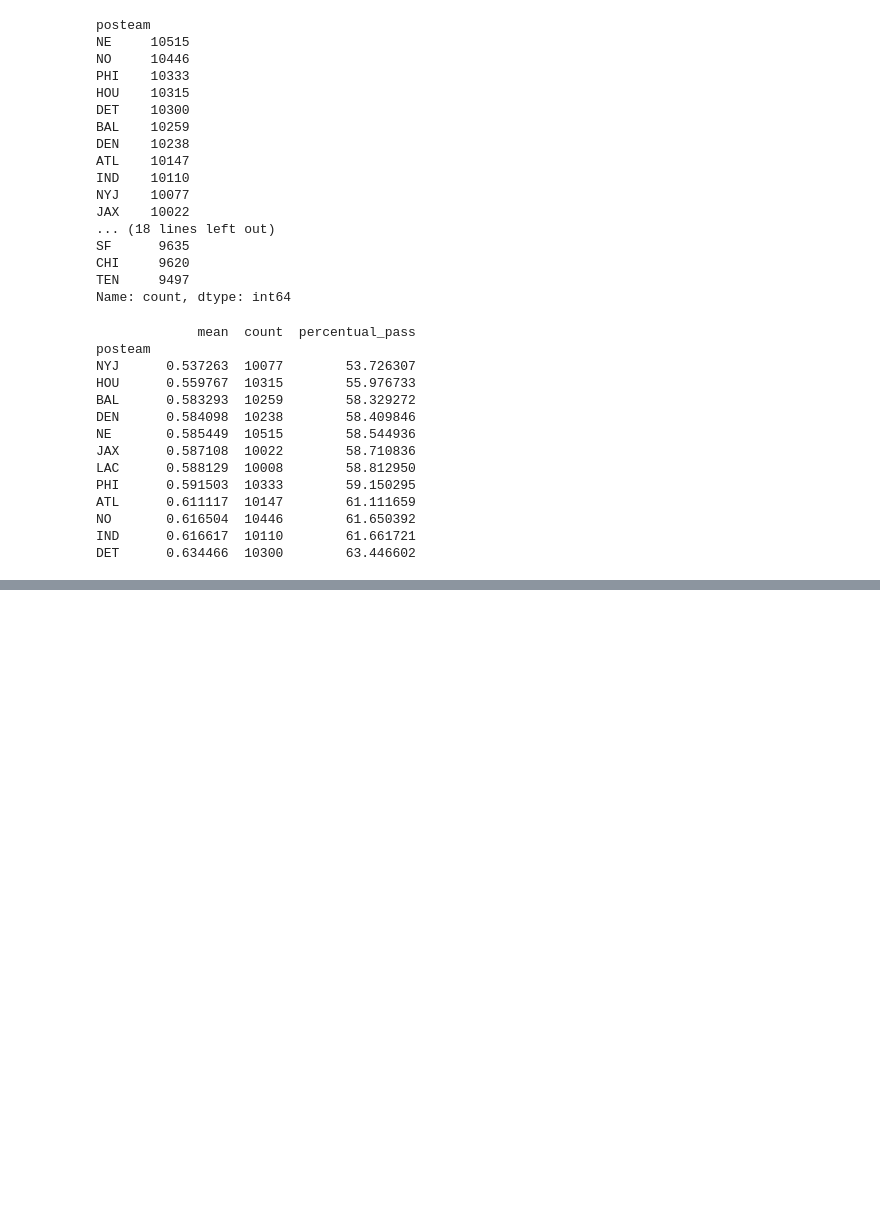
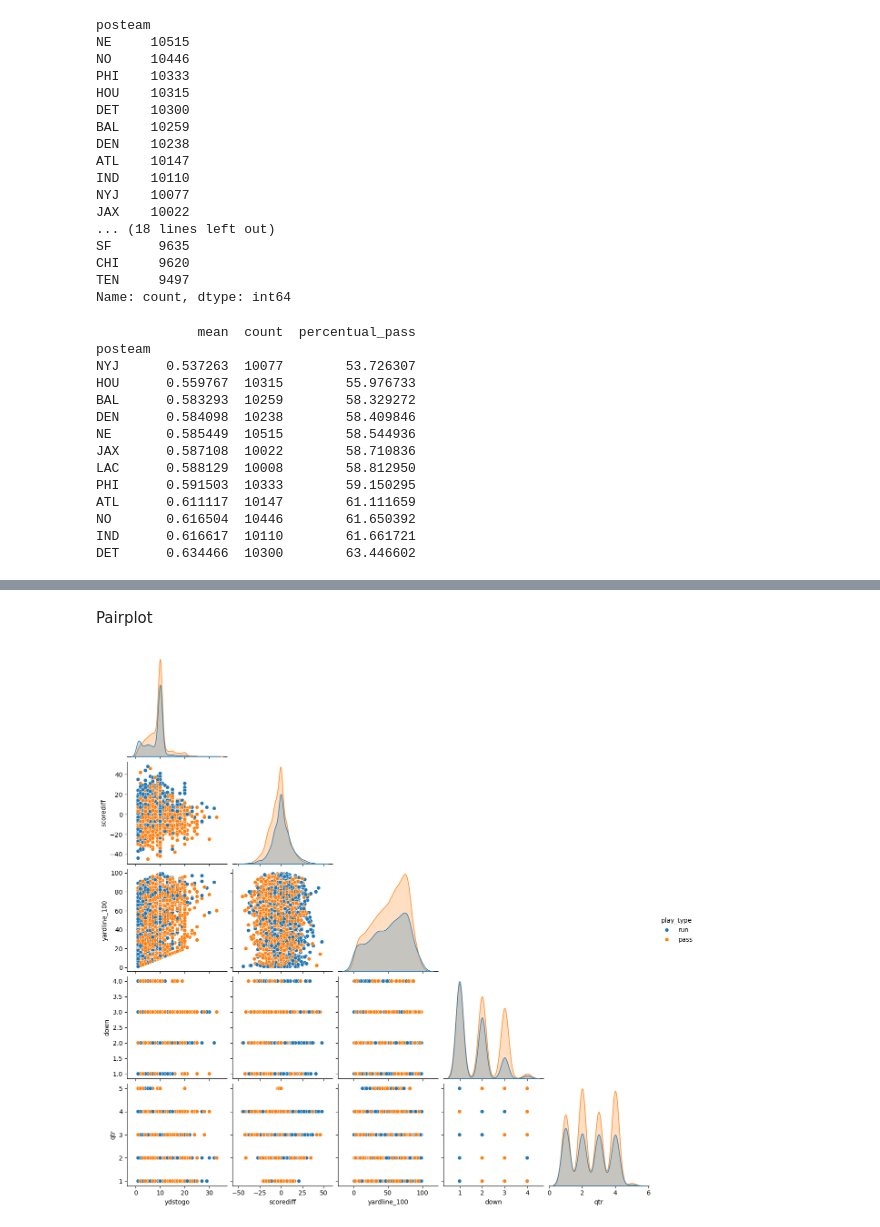
Before and after one commit to EduardoHaagP/IC---ScoutFA, a Jupyter notebook: notebook/AnaliseDosDados/analise.ipynb, the cells around one changed output, grey strips where cells are left out. Cells and saved outputs as stored; diff of their text form; code cells hidden in the pictures; blank space fills up the shorter version.

Commit message:
Feat: pairplot

```diff
--- a/notebook/AnaliseDosDados/analise.ipynb
+++ b/notebook/AnaliseDosDados/analise.ipynb
@@ -267,0 +268,44 @@ plt.show()
+# %% [markdown]
+Pairplot
+# %%
+NUMERICAS = [
+    "ydstogo",
+    "scorediff",
+    "yardline_100"
+]
+
+CATEGORICAS_ORDINAIS = [
+    "down",
+    "qtr"
+]
+
+CATEGORICAS_BINARIAS = [
+    "home",
+    "shotgun",
+    "nohuddle",
+    "goaltogo",
+    "yardline90"
+]
+
+CATEGORICAS_NOMINAIS = [
+    "posteam"
+]
+
+colunas_numericas = NUMERICAS + CATEGORICAS_ORDINAIS
+
+df_pairplot = df.sample(
+    n=min(5000, len(df)),
+    random_state=42
+)
+
+sns.pairplot(
+    data=df_pairplot,
+    vars=colunas_numericas,
+    hue=TARGET,
+    hue_order=CLASSES,
+    corner=True
+)
+
+plt.show()
+# %% [output]
+[figure, added]
```
Also changed, not shown: parts of 5 cells of this notebook, 2 other files.
